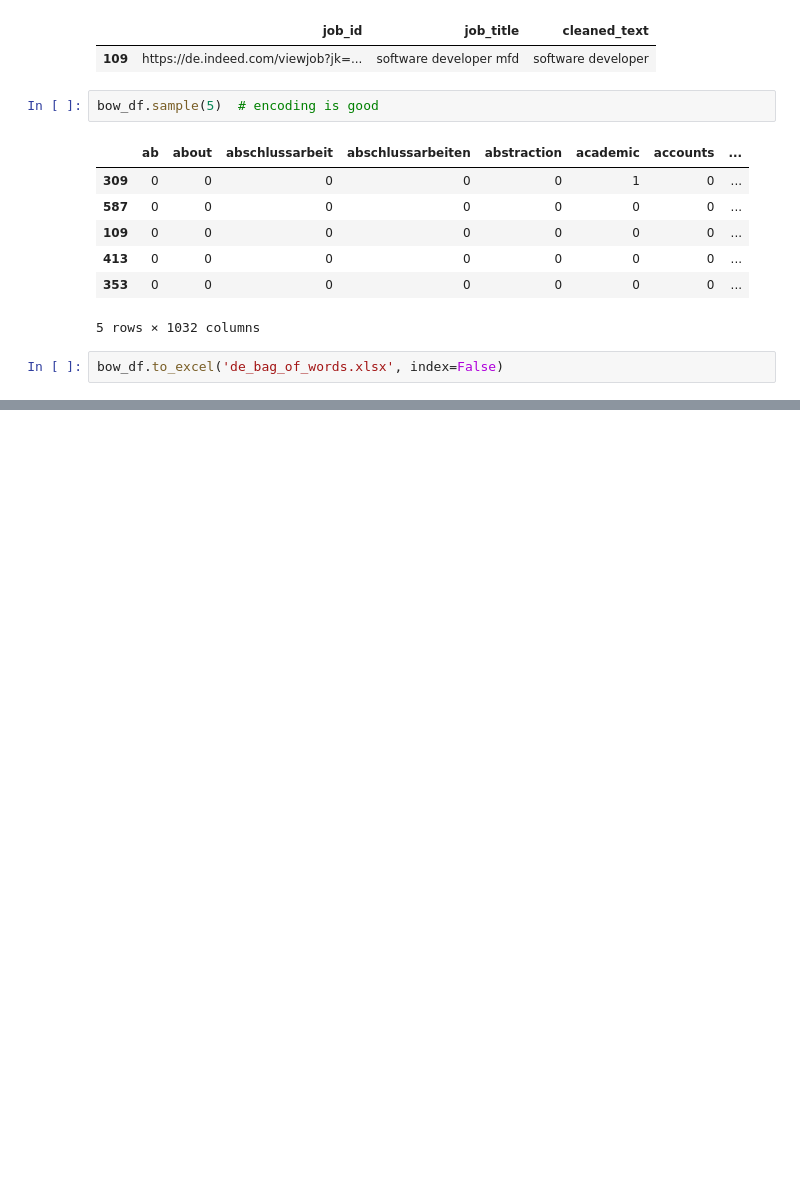
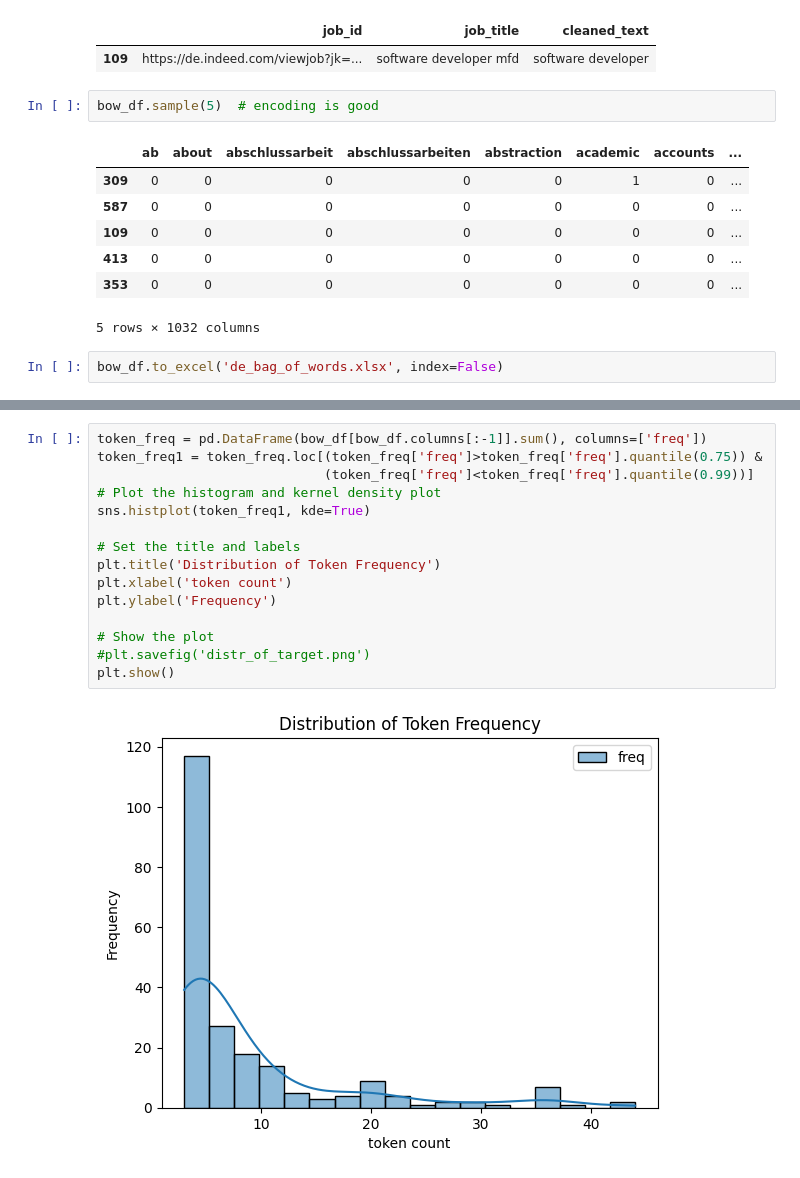
Before and after one commit to damnpav/arbeite_parser, a Jupyter notebook: notebooks/_1_eda_cleaned.ipynb, the cells around one changed output, grey strips where cells are left out. Cells and saved outputs as stored; diff of their text form; blank space fills up the shorter version.

```diff
--- a/notebooks/_1_eda_cleaned.ipynb
+++ b/notebooks/_1_eda_cleaned.ipynb
@@ -284,0 +389,17 @@ bow_df.to_excel('de_bag_of_words.xlsx', index=False)
+# %%
+token_freq = pd.DataFrame(bow_df[bow_df.columns[:-1]].sum(), columns=['freq'])
+token_freq1 = token_freq.loc[(token_freq['freq']>token_freq['freq'].quantile(0.75)) &
+                             (token_freq['freq']<token_freq['freq'].quantile(0.99))]
+# Plot the histogram and kernel density plot
+sns.histplot(token_freq1, kde=True)
+
+# Set the title and labels
+plt.title('Distribution of Token Frequency')
+plt.xlabel('token count')
+plt.ylabel('Frequency')
+
+# Show the plot
+#plt.savefig('distr_of_target.png')
+plt.show()
+# %% [output]
+[figure, added]
```
Also changed, not shown: parts of 23 cells of this notebook.
